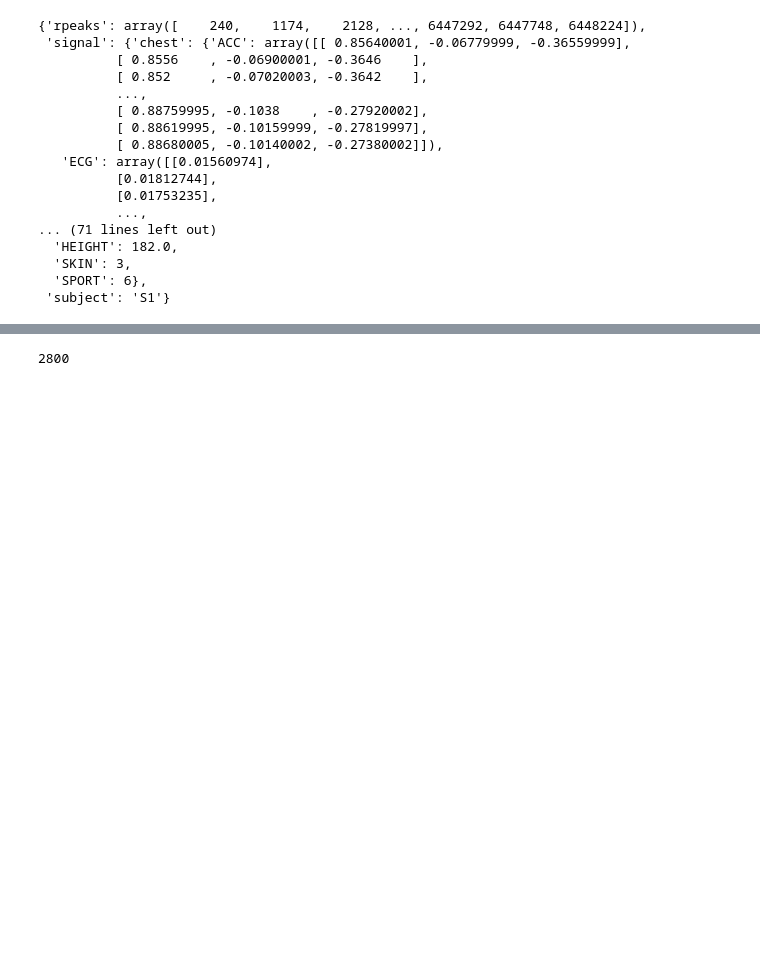
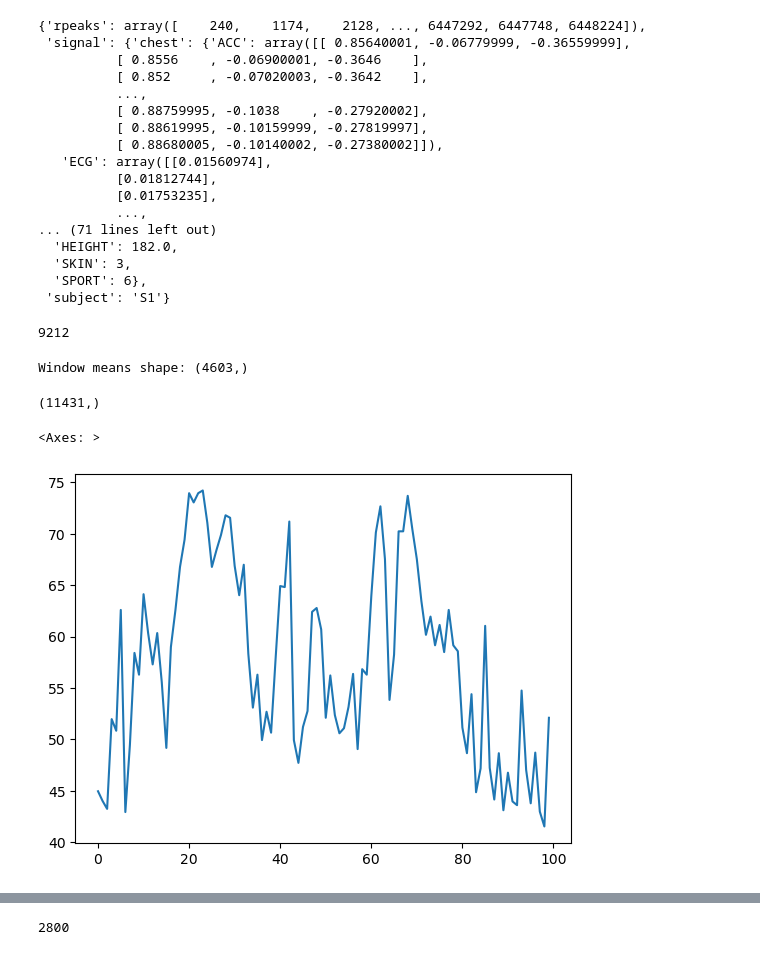
Before and after one commit to Taobyte/thesis, a Jupyter notebook: src/notebooks/dataset_exploration.ipynb, the cells around one changed output, grey strips where cells are left out. Cells and saved outputs as stored; diff of their text form; code cells hidden in the pictures; blank space fills up the shorter version.

```diff
--- a/src/notebooks/dataset_exploration.ipynb
+++ b/src/notebooks/dataset_exploration.ipynb
@@ -62,3 +62,40 @@ data
   'SKIN': 3,
   'SPORT': 6},
  'subject': 'S1'}
+# %%
+acc = data['signal']['wrist']['ACC']
+time = 8 + 2 * (data['label'].shape[0] - 1)
+print(time)
+print((acc / 32).shape)
+# %% [output]
+9212
+# %%
+import numpy as np
+from numpy.lib.stride_tricks import sliding_window_view
+
+# Input data (replace with your actual data)
+vec = acc[:,0]
+
+# Parameters
+window_size = 256  # 8 seconds at 32Hz
+stride = 64        # 2 seconds at 32Hz
+
+# Compute sliding window mean
+windows = sliding_window_view(vec, window_shape=window_size)[::stride]
+window_means = np.mean(windows, axis=1)
+
+# Output shape
+print("Window means shape:", window_means.shape)
+# %% [output]
+Window means shape: (4603,)
+# %%
+rpeaks = data['rpeaks']
+print(rpeaks.shape)
+rpeaks = rpeaks / 700.0
+rr_intervals = np.diff(rpeaks)
+hr = 60 / rr_intervals
+pd.Series(hr[:100]).plot()
+# %% [output]
+(11431,)
+<Axes: >
+[figure, added]
```
Also changed, not shown: parts of 19 cells of this notebook, 28 other files.
